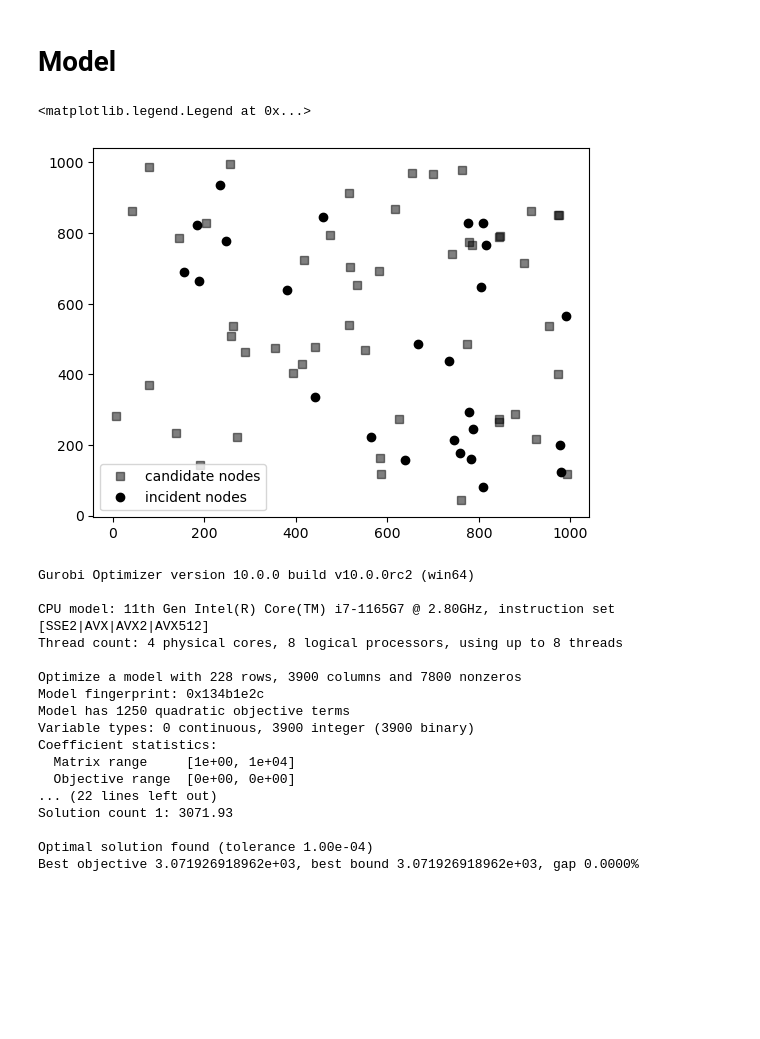
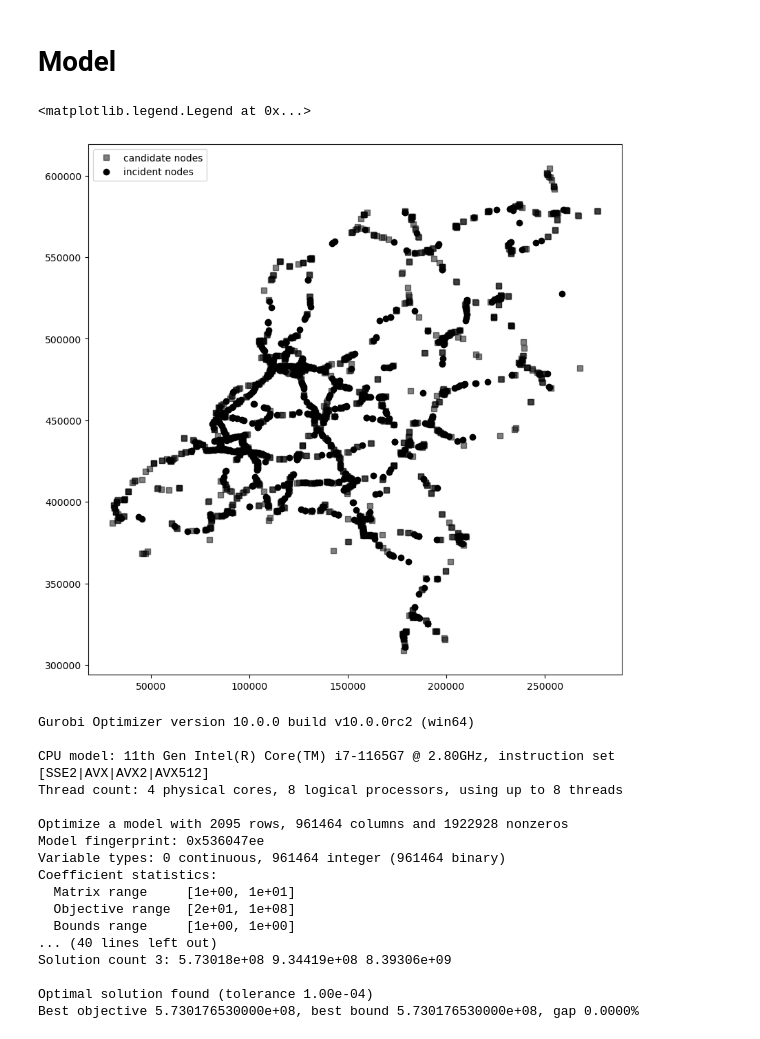
Before and after one commit to hmiyo29/RoadInspectorOptimisation, a Jupyter notebook: RWS gurobi optimization.ipynb, the cells around one changed output. Saved outputs shown, nothing was run; the diff lists cells and outputs as text; code cells hidden in the pictures; blank space fills up the shorter version.

Commit message:
Optimisation using data

```diff
--- a/RWS gurobi optimization.ipynb
+++ b/RWS gurobi optimization.ipynb
@@ -7,3 +7,15 @@ import random
 import gurobipy as gp
 from gurobipy import *
 import matplotlib.pyplot as plt
+# %%
+# Loading necessary data
+path_data = "../Advanced Data Science Data/"
+df_incidents = pd.read_csv(path_data + "Incidents_11-05.csv")
+df_candidates = pd.read_csv(path_data + "unique_candidates_11-05.csv")
+d = np.load(path_data + "cost_matrix.npy")
+# %%
+# Filtering and organising data
+df_incidents_fil = df_incidents[["dutch_rd_x", "dutch_rd_y", "type"]]
+arr_incidents = df_incidents_fil[["dutch_rd_x", "dutch_rd_y"]].to_numpy()
+arr_candidates = df_candidates[["first_point_x", "first_point_y"]].to_numpy()
+d = np.reshape(d, (np.shape(arr_candidates)[0], np.shape(arr_incidents)[0]))
@@ -12,14 +54,17 @@ import matplotlib.pyplot as plt
 # %%
 model = Model("Road inspectors")
 # %%
-np.random.seed(20)
-candidates = np.random.randint(0, 1000, (50, 2))
-incidents = np.random.randint(0, 1000, (25, 2))
+# np.random.seed(20)
+# candidates = np.random.randint(0, 1000, (50, 2))
+# incidents = np.random.randint(0, 1000, (25, 2))
+candidates = arr_candidates
+incidents = arr_incidents
 
+plt.figure(figsize=(10, 10))
 plt.plot(candidates[:, 0], candidates[:, 1], 'ks', alpha=0.5, label='candidate nodes')
 plt.plot(incidents[:, 0], incidents[:, 1], 'ko', label='incident nodes')
 plt.legend()
 # %% [output]
 <matplotlib.legend.Legend at 0x...>
-[figure, old version]
+[figure, new version]
 # %%
@@ -52,26 +97,26 @@ model.addConstrs(quicksum(x[i, k] for k in K) <= inspector_cap * c[i] for i in N
 model.addConstr(quicksum(c[i] for i in N) <= N_inspectors);
 # %%
 model.update()
-# %%
-model.optimize()
-# %% [output]
-Gurobi Optimizer version 10.0.0 build v10.0.0rc2 (win64)
-
-CPU model: 11th Gen Intel(R) Core(TM) i7-1165G7 @ 2.80GHz, instruction set [SSE2|AVX|AVX2|AVX512]
-Thread count: 4 physical cores, 8 logical processors, using up to 8 threads
-
-Optimize a model with 228 rows, 3900 columns and 7800 nonzeros
-Model fingerprint: 0x134b1e2c
-Model has 1250 quadratic objective terms
-Variable types: 0 continuous, 3900 integer (3900 binary)
-Coefficient statistics:
-  Matrix range     [1e+00, 1e+04]
-  Objective range  [0e+00, 0e+00]
-... (22 lines left out)
-Solution count 1: 3071.93
-
-Optimal solution found (tolerance 1.00e-04)
-Best objective 3.071926918962e+03, best bound 3.071926918962e+03, gap 0.0000%
+# %%
+model.optimize()
+# %% [output]
+Gurobi Optimizer version 10.0.0 build v10.0.0rc2 (win64)
+
+CPU model: 11th Gen Intel(R) Core(TM) i7-1165G7 @ 2.80GHz, instruction set [SSE2|AVX|AVX2|AVX512]
+Thread count: 4 physical cores, 8 logical processors, using up to 8 threads
+
+Optimize a model with 2095 rows, 961464 columns and 1922928 nonzeros
+Model fingerprint: 0x536047ee
+Variable types: 0 continuous, 961464 integer (961464 binary)
+Coefficient statistics:
+  Matrix range     [1e+00, 1e+01]
+  Objective range  [2e+01, 1e+08]
+  Bounds range     [1e+00, 1e+00]
+... (40 lines left out)
+Solution count 3: 5.73018e+08 9.34419e+08 8.39306e+09
+
+Optimal solution found (tolerance 1.00e-04)
+Best objective 5.730176530000e+08, best bound 5.730176530000e+08, gap 0.0000%
 # %%
 # Print selected facilities
 inspectors = []
```
Also changed, not shown: parts of 8 cells of this notebook.
